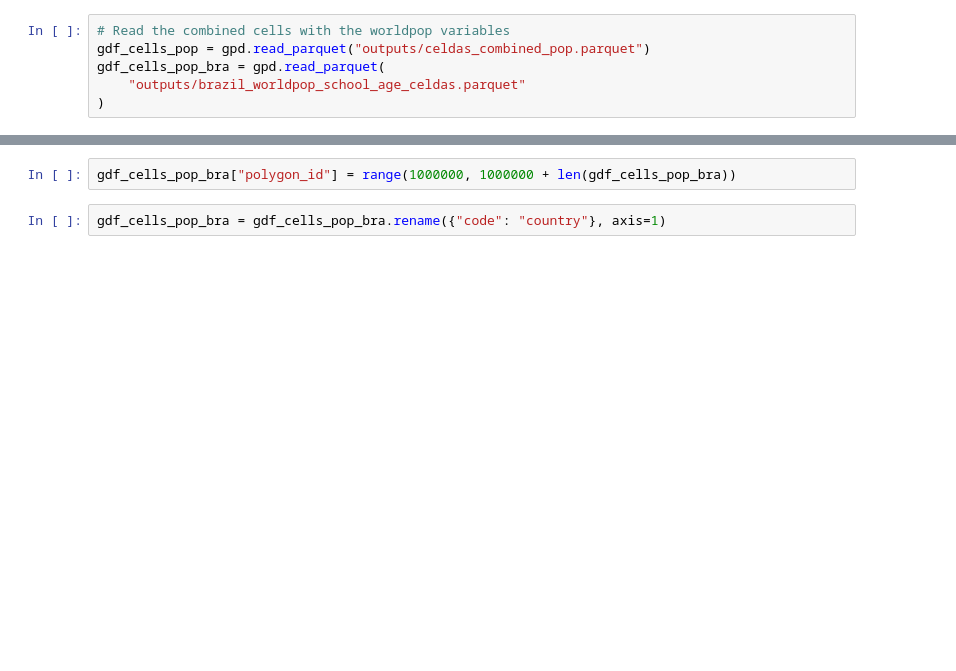
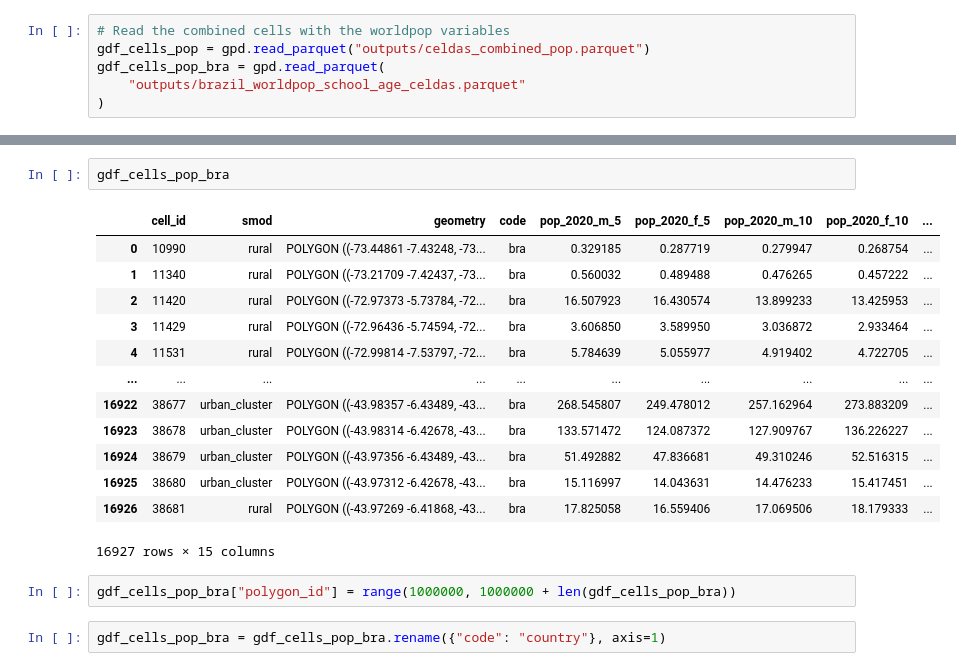
Before and after one commit to Claudio9701/amazon-settlements-edu-access, a Jupyter notebook: 04_population_distance_analysis_with_bra.ipynb, the cells around one changed output, grey strips where cells are left out. Cells and saved outputs as stored; diff of their text form; blank space fills up the shorter version.

```diff
--- a/04_population_distance_analysis_with_bra.ipynb
+++ b/04_population_distance_analysis_with_bra.ipynb
@@ -93,3 +259,19 @@ gdf_cells_pop.columns
+# %%
+gdf_cells_pop_bra
+# %% [output]
+|  | cell_id | smod | geometry | code | pop_2020_m_5 | pop_2020_f_5 | pop_2020_m_10 | pop_2020_f_10 | ... |
+| 0 | 10990 | rural | POLYGON ((-73.44861 -7.43248, -73... | bra | 0.329185 | 0.287719 | 0.279947 | 0.268754 | ... |
+| 1 | 11340 | rural | POLYGON ((-73.21709 -7.42437, -73... | bra | 0.560032 | 0.489488 | 0.476265 | 0.457222 | ... |
+| 2 | 11420 | rural | POLYGON ((-72.97373 -5.73784, -72... | bra | 16.507923 | 16.430574 | 13.899233 | 13.425953 | ... |
+| 3 | 11429 | rural | POLYGON ((-72.96436 -5.74594, -72... | bra | 3.606850 | 3.589950 | 3.036872 | 2.933464 | ... |
+| 4 | 11531 | rural | POLYGON ((-72.99814 -7.53797, -72... | bra | 5.784639 | 5.055977 | 4.919402 | 4.722705 | ... |
+| ... | ... | ... | ... | ... | ... | ... | ... | ... | ... |
+| 16922 | 38677 | urban_cluster | POLYGON ((-43.98357 -6.43489, -43... | bra | 268.545807 | 249.478012 | 257.162964 | 273.883209 | ... |
+| 16923 | 38678 | urban_cluster | POLYGON ((-43.98314 -6.42678, -43... | bra | 133.571472 | 124.087372 | 127.909767 | 136.226227 | ... |
+| 16924 | 38679 | urban_cluster | POLYGON ((-43.97356 -6.43489, -43... | bra | 51.492882 | 47.836681 | 49.310246 | 52.516315 | ... |
+| 16925 | 38680 | urban_cluster | POLYGON ((-43.97312 -6.42678, -43... | bra | 15.116997 | 14.043631 | 14.476233 | 15.417451 | ... |
+| 16926 | 38681 | rural | POLYGON ((-43.97269 -6.41868, -43... | bra | 17.825058 | 16.559406 | 17.069506 | 18.179333 | ... |
+16927 rows × 15 columns
 # %%
 gdf_cells_pop_bra["polygon_id"] = range(1000000, 1000000 + len(gdf_cells_pop_bra))
 # %%
```
Also changed, not shown: parts of 72 cells of this notebook.
